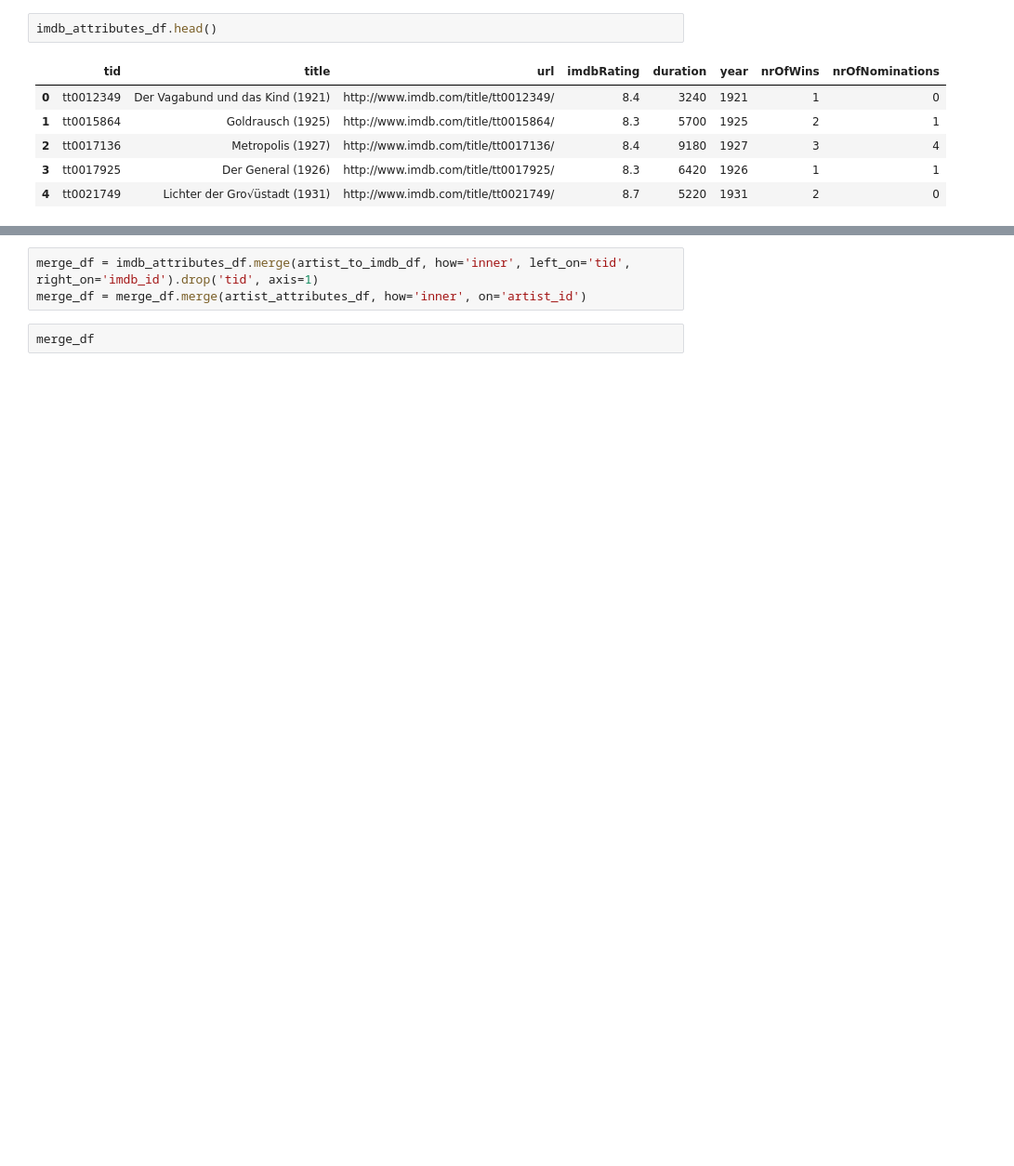
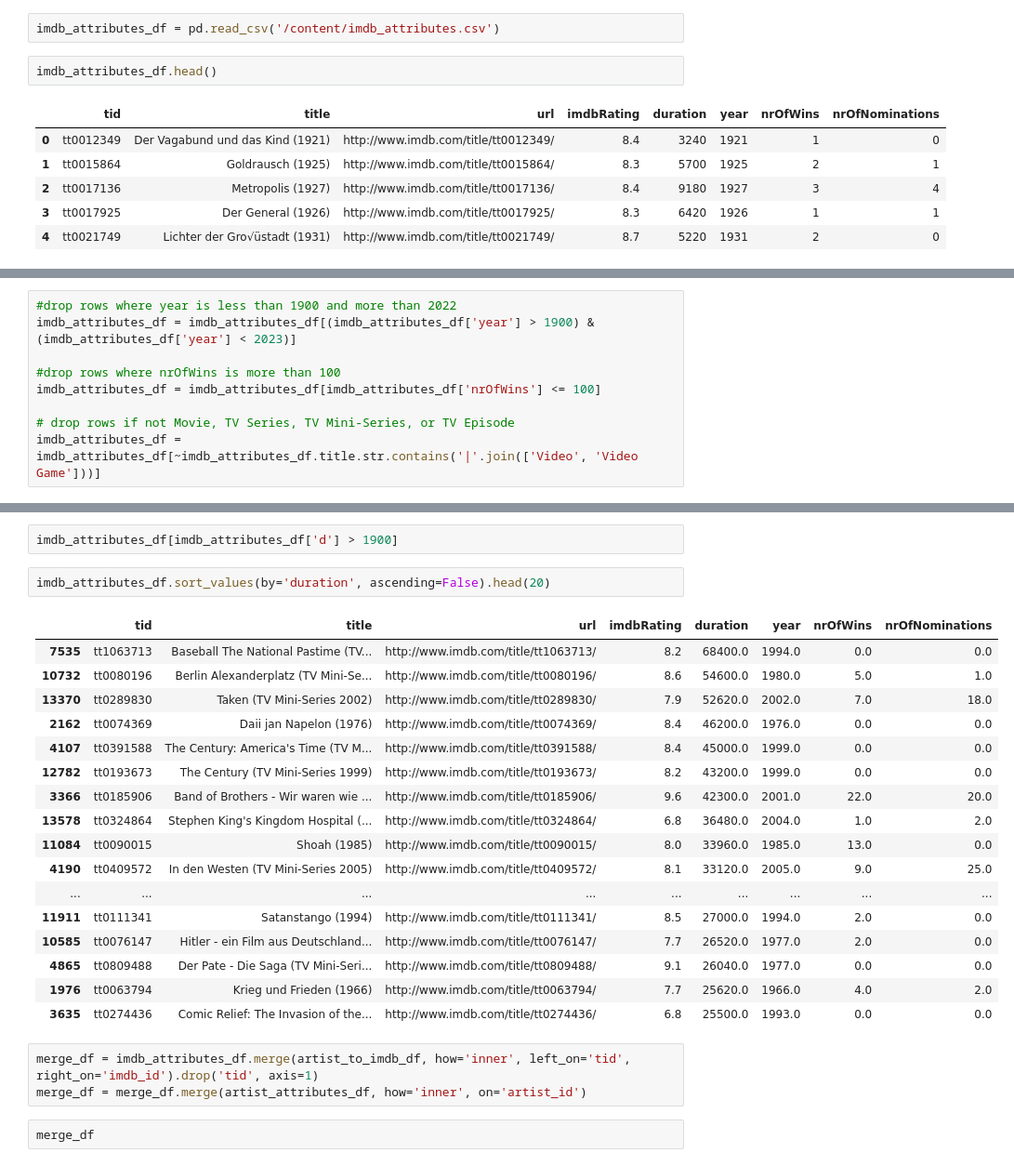
Before and after one commit to canon14/MovieRecommendationModel, a Jupyter notebook: MovieRecommendation.ipynb, the cells around one changed output, grey strips where cells are left out. Shown at 93% size. Cells and saved outputs as stored; diff of their text form; blank space fills up the shorter version.

```diff
--- a/MovieRecommendation.ipynb
+++ b/MovieRecommendation.ipynb
@@ -105,6 +106,8 @@ artist_attributes_df[artist_attributes_df['name'] == 'Dinesh']
 | 175206 | nm9696209 | Dinesh |
 # %% [markdown]
 ###**IMDB**
+# %%
+imdb_attributes_df = pd.read_csv('/content/imdb_attributes.csv')
 # %%
 imdb_attributes_df.head()
 # %% [output]
@@ -116,0 +187,9 @@ imdb_attributes_df.head()
+# %%
+#drop rows where year is less than 1900 and more than 2022
+imdb_attributes_df = imdb_attributes_df[(imdb_attributes_df['year'] > 1900) & (imdb_attributes_df['year'] < 2023)]
+
+#drop rows where nrOfWins is more than 100
+imdb_attributes_df = imdb_attributes_df[imdb_attributes_df['nrOfWins'] <= 100]
+
+# drop rows if not Movie, TV Series, TV Mini-Series, or TV Episode
+imdb_attributes_df = imdb_attributes_df[~imdb_attributes_df.title.str.contains('|'.join(['Video', 'Video Game']))]
@@ -117,3 +208,25 @@ imdb_attributes_df.head()
+# %%
+imdb_attributes_df[imdb_attributes_df['d'] > 1900]
+# %%
+imdb_attributes_df.sort_values(by='duration', ascending=False).head(20)
+# %% [output]
+|  | tid | title | url | imdbRating | duration | year | nrOfWins | nrOfNominations |
+| 7535 | tt1063713 | Baseball The National Pastime (TV... | http://www.imdb.com/title/tt1063713/ | 8.2 | 68400.0 | 1994.0 | 0.0 | 0.0 |
+| 10732 | tt0080196 | Berlin Alexanderplatz (TV Mini-Se... | http://www.imdb.com/title/tt0080196/ | 8.6 | 54600.0 | 1980.0 | 5.0 | 1.0 |
+| 13370 | tt0289830 | Taken (TV Mini-Series 2002) | http://www.imdb.com/title/tt0289830/ | 7.9 | 52620.0 | 2002.0 | 7.0 | 18.0 |
+| 2162 | tt0074369 | Daii jan Napelon (1976) | http://www.imdb.com/title/tt0074369/ | 8.4 | 46200.0 | 1976.0 | 0.0 | 0.0 |
+| 4107 | tt0391588 | The Century: America's Time (TV M... | http://www.imdb.com/title/tt0391588/ | 8.4 | 45000.0 | 1999.0 | 0.0 | 0.0 |
+| 12782 | tt0193673 | The Century (TV Mini-Series 1999) | http://www.imdb.com/title/tt0193673/ | 8.2 | 43200.0 | 1999.0 | 0.0 | 0.0 |
+| 3366 | tt0185906 | Band of Brothers - Wir waren wie ... | http://www.imdb.com/title/tt0185906/ | 9.6 | 42300.0 | 2001.0 | 22.0 | 20.0 |
+| 13578 | tt0324864 | Stephen King's Kingdom Hospital (... | http://www.imdb.com/title/tt0324864/ | 6.8 | 36480.0 | 2004.0 | 1.0 | 2.0 |
+| 11084 | tt0090015 | Shoah (1985) | http://www.imdb.com/title/tt0090015/ | 8.0 | 33960.0 | 1985.0 | 13.0 | 0.0 |
+| 4190 | tt0409572 | In den Westen (TV Mini-Series 2005) | http://www.imdb.com/title/tt0409572/ | 8.1 | 33120.0 | 2005.0 | 9.0 | 25.0 |
+| ... | ... | ... | ... | ... | ... | ... | ... | ... |
+| 11911 | tt0111341 | Satanstango (1994) | http://www.imdb.com/title/tt0111341/ | 8.5 | 27000.0 | 1994.0 | 2.0 | 0.0 |
+| 10585 | tt0076147 | Hitler - ein Film aus Deutschland... | http://www.imdb.com/title/tt0076147/ | 7.7 | 26520.0 | 1977.0 | 2.0 | 0.0 |
+| 4865 | tt0809488 | Der Pate - Die Saga (TV Mini-Seri... | http://www.imdb.com/title/tt0809488/ | 9.1 | 26040.0 | 1977.0 | 0.0 | 0.0 |
+| 1976 | tt0063794 | Krieg und Frieden (1966) | http://www.imdb.com/title/tt0063794/ | 7.7 | 25620.0 | 1966.0 | 4.0 | 2.0 |
+| 3635 | tt0274436 | Comic Relief: The Invasion of the... | http://www.imdb.com/title/tt0274436/ | 6.8 | 25500.0 | 1993.0 | 0.0 | 0.0 |
 # %%
 merge_df = imdb_attributes_df.merge(artist_to_imdb_df, how='inner', left_on='tid', right_on='imdb_id').drop('tid', axis=1)
 merge_df = merge_df.merge(artist_attributes_df, how='inner', on='artist_id')
```
Also changed, not shown: parts of 8 cells of this notebook.
